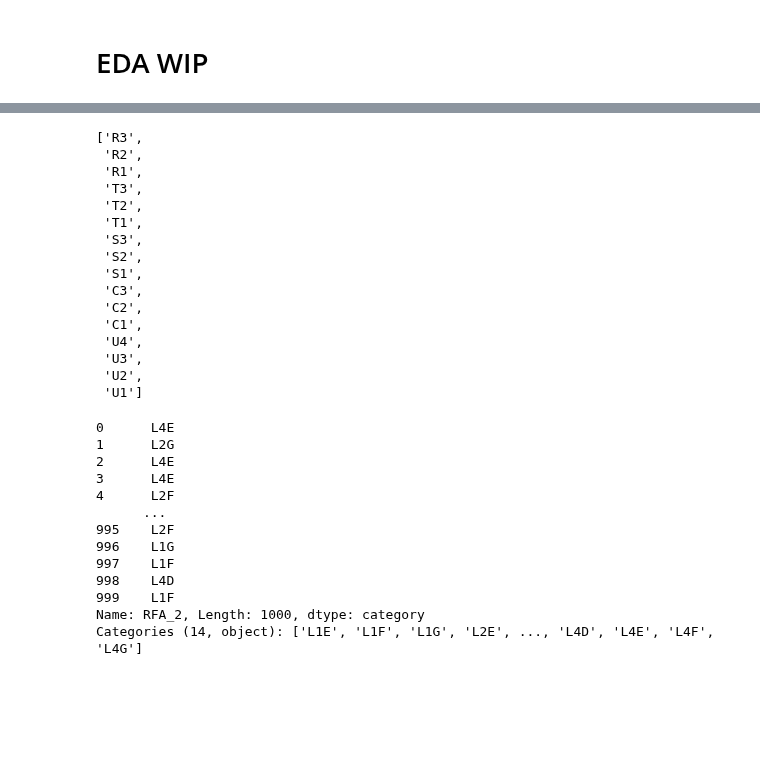
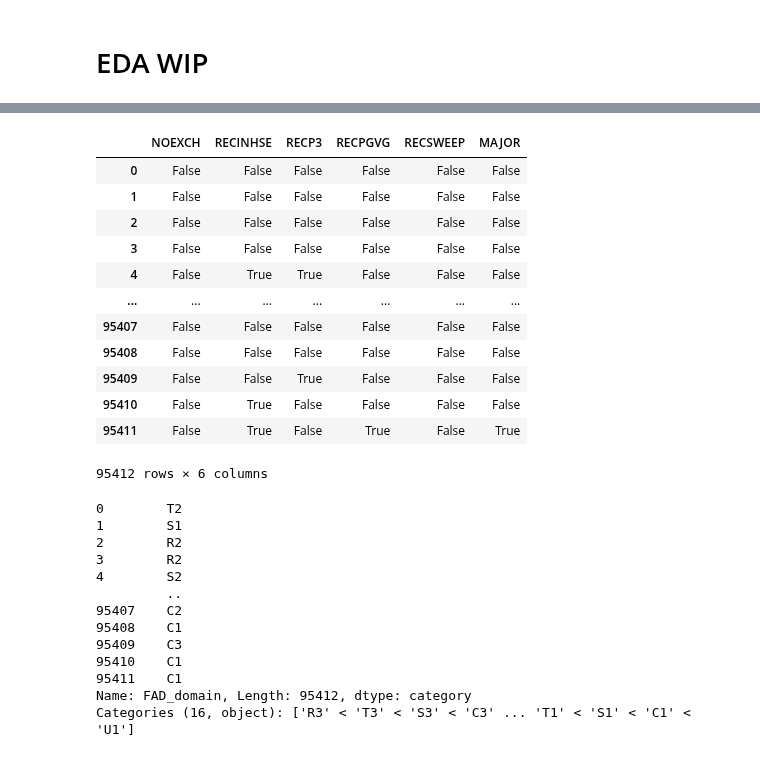
Before and after one commit to fredericosantos/ims_DM_Project, a Jupyter notebook: fs_initial_eda.ipynb, the cells around one changed output, grey strips where cells are left out. Cells and saved outputs as stored; diff of their text form; code cells hidden in the pictures; blank space fills up the shorter version.

```diff
--- a/fs_initial_eda.ipynb
+++ b/fs_initial_eda.ipynb
@@ -175,3 +444,30 @@ df["loyaltyGroup"] = pd.cut(df.loyaltyAge, origin_groups_values, labels=origin_g
+# %%
+# Flags
+
+flagsBinary = [
+    "NOEXCH",  # binary
+    "RECINHSE",  # binary
+    "RECP3",  # binary
+    "RECPGVG",  # binary
+    "RECSWEEP",  # binary
+    "MAJOR",  # binary
+]
+
+df[flagsBinary].replace({"X": True, " ": False, "0": False, "1": True})
+# %% [output]
+|  | NOEXCH | RECINHSE | RECP3 | RECPGVG | RECSWEEP | MAJOR |
+| 0 | False | False | False | False | False | False |
+| 1 | False | False | False | False | False | False |
+| 2 | False | False | False | False | False | False |
+| 3 | False | False | False | False | False | False |
+| 4 | False | True | True | False | False | False |
+| ... | ... | ... | ... | ... | ... | ... |
+| 95407 | False | False | False | False | False | False |
+| 95408 | False | False | False | False | False | False |
+| 95409 | False | False | True | False | False | False |
+| 95410 | False | True | False | False | False | False |
+| 95411 | False | True | False | True | False | True |
+95412 rows × 6 columns
 # %%
 # Family Aggregate Data - loc[:, "DOMAIN":"WEALTH1"]
 # FAD_name
@@ -184,21 +482,0 @@ domainCats.reverse()
-# %%
-for i in ["R4", "T4", "S4", "C4"]:
-  domainCats.remove(i)
-domainCats
-# %% [output]
-['R3',
- 'R2',
- 'R1',
- 'T3',
- 'T2',
- 'T1',
- 'S3',
- 'S2',
- 'S1',
- 'C3',
- 'C2',
- 'C1',
- 'U4',
- 'U3',
- 'U2',
- 'U1']
@@ -245,16 +483,16 @@ drop_vars = [
-# %%
-sample.RFA_2
-# %% [output]
-0      L4E
-1      L2G
-2      L4E
-3      L4E
-4      L2F
-      ...
-995    L2F
-996    L1G
-997    L1F
-998    L4D
-999    L1F
-Name: RFA_2, Length: 1000, dtype: category
-Categories (14, object): ['L1E', 'L1F', 'L1G', 'L2E', ..., 'L4D', 'L4E', 'L4F', 'L4G']
+# %%
+df.cat_FAD_domain
+# %% [output]
+0        T2
+1        S1
+2        R2
+3        R2
+4        S2
+         ..
+95407    C2
+95408    C1
+95409    C3
+95410    C1
+95411    C1
+Name: FAD_domain, Length: 95412, dtype: category
+Categories (16, object): ['R3' < 'T3' < 'S3' < 'C3' ... 'T1' < 'S1' < 'C1' < 'U1']
```
Also changed, not shown: parts of 28 cells of this notebook, 3 other files.
